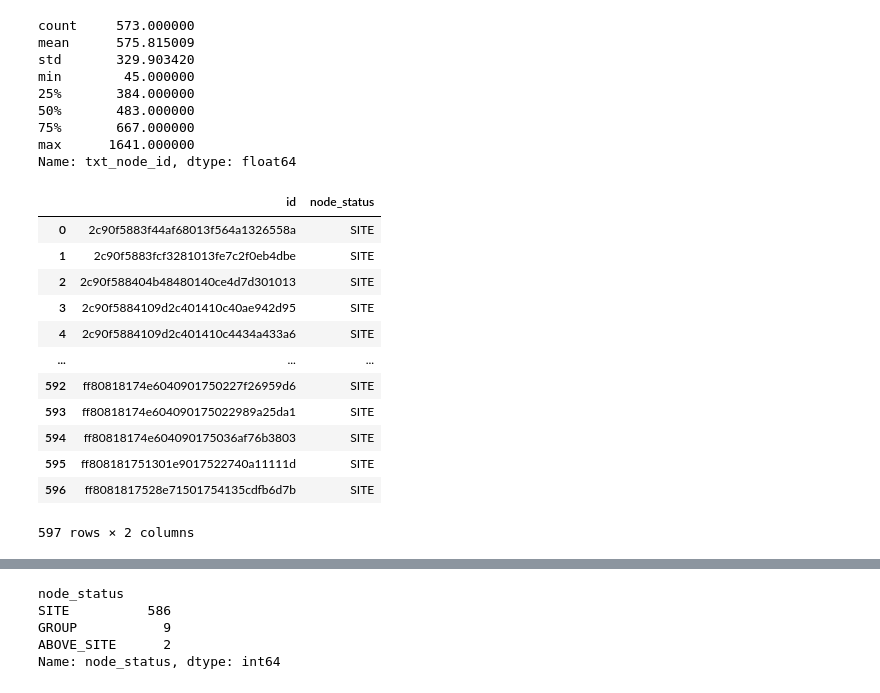
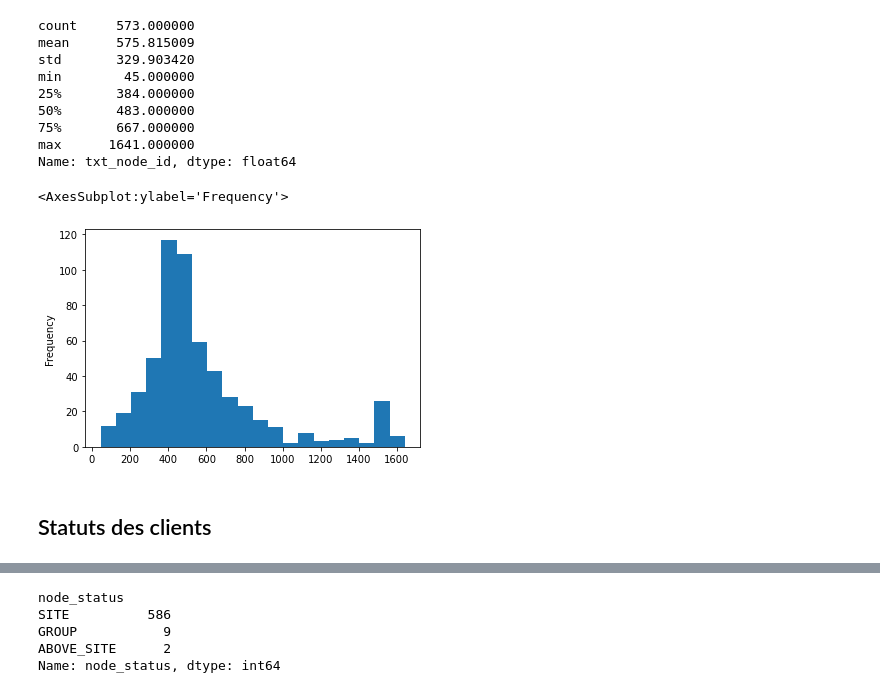
Before and after one commit to remi-vidal/StatApp, a Jupyter notebook: Decouverte_base.ipynb, the cells around one changed output, grey strips where cells are left out. Drawn from its saved outputs; the diff is of its cells as text; code cells hidden in the pictures.

```diff
--- a/Decouverte_base.ipynb
+++ b/Decouverte_base.ipynb
@@ -262,19 +239,10 @@ min        45.000000
 75%       667.000000
 max      1641.000000
 Name: txt_node_id, dtype: float64
-# %%
-df_nodes #structure du questionnaire (numéro de la question, id page de la question, id question)
-# %% [output]
-|  | id | node_status |
-| 0 | 2c90f5883f44af68013f564a1326558a | SITE |
-| 1 | 2c90f5883fcf3281013fe7c2f0eb4dbe | SITE |
-| 2 | 2c90f588404b48480140ce4d7d301013 | SITE |
-| 3 | 2c90f5884109d2c401410c40ae942d95 | SITE |
-| 4 | 2c90f5884109d2c401410c4434a433a6 | SITE |
-| ... | ... | ... |
-| 592 | ff80818174e6040901750227f26959d6 | SITE |
-| 593 | ff80818174e604090175022989a25da1 | SITE |
-| 594 | ff80818174e604090175036af76b3803 | SITE |
-| 595 | ff808181751301e9017522740a11111d | SITE |
-| 596 | ff8081817528e71501754135cdfb6d7b | SITE |
-597 rows × 2 columns
+# %%
+df_appliques.groupby("txt_node_id")["txt_node_id"].count().plot.hist(bins=20)
+# %% [output]
+<AxesSubplot:ylabel='Frequency'>
+[figure, added]
+# %% [markdown]
+## Statuts des clients
```
Also changed, not shown: parts of 20 cells of this notebook.
